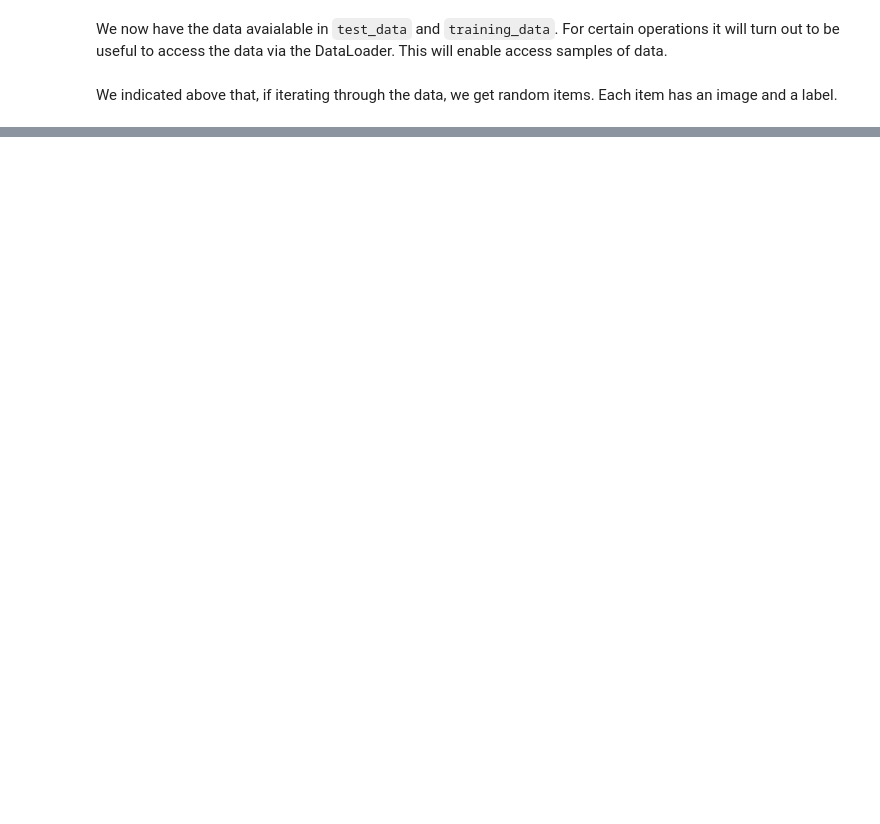
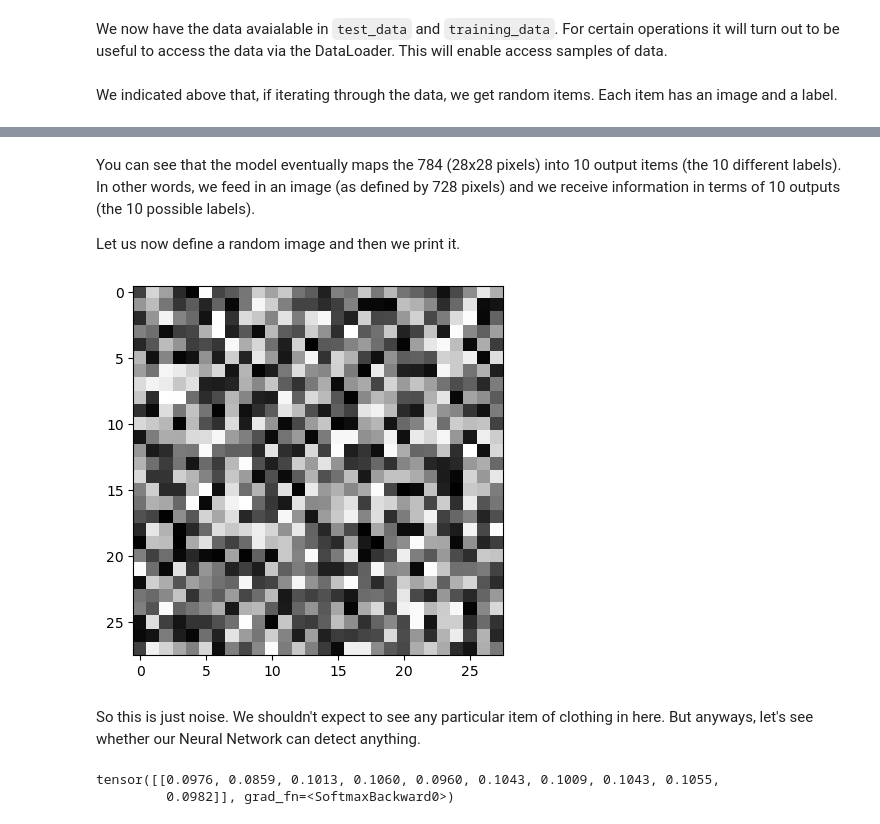
Before and after one commit to datasquad/MSc_EDS_Py, a Jupyter notebook: PyTorchTutorial.ipynb, the cells around one changed output, grey strips where cells are left out. Cells and saved outputs as stored; diff of their text form; code cells hidden in the pictures; blank space fills up the shorter version.

```diff
--- a/PyTorchTutorial.ipynb
+++ b/PyTorchTutorial.ipynb
@@ -160,0 +205,9 @@ img, label = training_data[11]
+# %%
+device = (
+    "cuda"
+    if torch.cuda.is_available()
+    else "mps"
+    if torch.backends.mps.is_available()
+    else "cpu"
+)
+print(f"Using {device} device")
@@ -160,0 +232,20 @@ img, label = training_data[11]
+# %% [markdown]
+You can see that the model eventually maps the 784 (28x28 pixels) into 10 output items (the 10 different labels). In other words, we feed in an image (as defined by 728 pixels) and we receive information in terms of 10 outputs (the 10 possible labels).
+
+Let us now define a random image and then we print it.
+# %%
+X = torch.rand(1, 28, 28, device=device)
+plt.imshow(X.squeeze(), cmap="gray")
+plt.show()
+# %% [output]
+[figure, added]
+# %% [markdown]
+So this is just noise. We shouldn't expect to see any particular item of clothing in here. But anyways, let's see whether our Neural Network can detect anything.
+# %%
+
+logits = model(X)
+pred_probab = nn.Softmax(dim=1)(logits)
+print(pred_probab)
+# %% [output]
+tensor([[0.0976, 0.0859, 0.1013, 0.1060, 0.0960, 0.1043, 0.1009, 0.1043, 0.1055,
+         0.0982]], grad_fn=<SoftmaxBackward0>)
```
Also changed, not shown: parts of 34 cells of this notebook, 3 other files.
